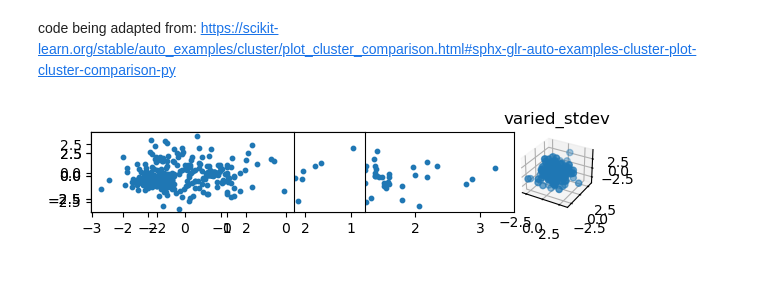
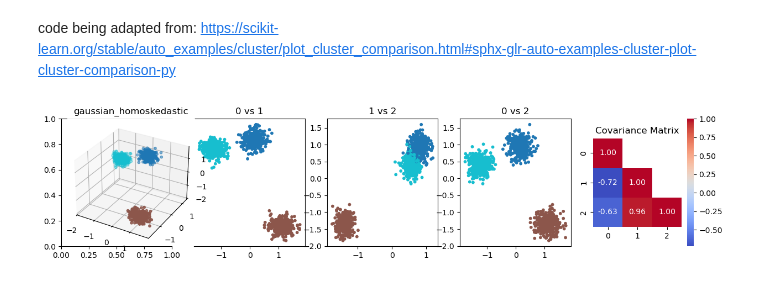
Before and after one commit to garry-cotton/pyss, a Jupyter notebook: jupyter_notebooks/synthetic_data_simulations/sklearn_cluster_explore.ipynb, the cells around one changed output. Saved outputs shown, nothing was run; the diff lists cells and outputs as text; code cells hidden in the pictures.

```diff
--- a/jupyter_notebooks/synthetic_data_simulations/sklearn_cluster_explore.ipynb
+++ b/jupyter_notebooks/synthetic_data_simulations/sklearn_cluster_explore.ipynb
@@ -49,0 +91,2 @@ import plotly.express as px
+# %%
+ellips_heterosk_clusters = make_heteroskedastic_anisotropic_blobs_nd(cluster_std=[1.0,0.3,2.0])
@@ -50,41 +169,85 @@ import plotly.express as px
+# %%
+noisy_concentric_sph = noisy_concentric_spheres()
+# %%
+noisy_torus = noisy_torus()
+# %%
+gauss_noise_grid = generate_noisy_nd_grid()
 # %%
 dataset_lst = [
-    (varied[0],{'name' : 'varied_stdev'},),
-    (blobs[0], {'name' : 'blobs'}),
-    # (aniso[0], {'name' : 'aniso'}),
-    (biclusters, {'name' : 'biclust'}),
+    (gaus_homosk_blobs[0],{'name' : 'gaussian_homoskedastic',
+                           'class_label' : gaus_homosk_blobs[1]},),
+    (gaus_heterosk_blobs[0], {'name' : 'gaussian_heteroskedastic',
+                           'class_label' : gaus_heterosk_blobs[1]}),
     (swissrolldata[0], {'name' : 'swissroll'}),
+    (ellips_homosk_clusters[0],{'name' : 'ellipsoid_homoskedastic',
+                                'class_label' : ellips_homosk_clusters[1]}),
+    (ellips_heterosk_clusters[0],{'name' : 'ellipsoid_heteroskedastic',
+                                'class_label' : ellips_heterosk_clusters[1]}),
+    (gauss_noise_grid,{'name' : 'noisy_grid',
+                        }),
+    (noisy_concentric_sph,{'name' : 'noisy_spheres',
+                        }),
+    (noisy_torus,{'name' : 'noisy_torus',
+                        }),
+
 ]
 
 for i_dataset, (dataset_val, params_dict) in enumerate(dataset_lst):
     X = dataset_val
 
-    # normalize dataset for easier parameter selection
+    y = None
+    if 'class_label' in params_dict.keys():
+        y = params_dict['class_label']
+
+    def scatter_helper(ax, xs, ys, zs=None, class_label = None):
+
+        if zs is not None:
+            if class_label is not None:
+                sc = ax.scatter(xs, ys, zs, c=class_label, cmap='tab10', s=10)
+            else:
+                sc = ax.scatter(xs, ys, zs, s=10)
+            return sc
+
+        else:
+            if class_label is not None:
+                sc = ax.scatter(xs, ys, c=class_label, cmap='tab10', s=10)
+            else:
+                sc = ax.scatter(xs, ys, s=10)
+            return sc
+
+        return None
+
+    # normalize dataset
     X = StandardScaler().fit_transform(X)
 
     # fig = plt.figure()
-    fig = plt.figure(figsize=plt.figaspect(0.4))
+    fig, axs = plt.subplots(1, 5, figsize=(15, 3), subplot_kw={})
 
-    ax = fig.add_subplot(4, 1, 1,projection='3d')
+    axs[0] = fig.add_subplot(1, 4, 1, projection='3d')
+    xs,ys,zs = X[:, 0], X[:, 1], X[:, 2]
+    scatter_helper(axs[0],xs,ys,zs,y)
+    axs[0].set_title(params_dict['name'])
 
-    ax.scatter(X[:,0],X[:,1],X[:,2])
+    # 2D scatter plots
+    scatter_helper(axs[1],xs,ys,None,y)
+    axs[1].set_title('0 vs 1')
 
-    plt.title(params_dict['name'])
-    # plt.show()
+    scatter_helper(axs[2],ys,zs,None,y)
+    axs[2].set_title('1 vs 2')
 
-    ax = fig.add_subplot(4, 2, 1)
-    ax.scatter(X[:, 0], X[:, 1], s=10)
+    scatter_helper(axs[3],xs,zs,None,y)
+    axs[3].set_title('0 vs 2')
 
-    ax = fig.add_subplot(4, 3, 1)
-    ax.scatter(X[:, 1], X[:, 2], s=10)
+    cov_mat = np.cov(X, rowvar=False)
+    mask = np.triu(np.ones_like(cov_mat, dtype=bool), k=1)
+    sns.heatmap(cov_mat, mask=mask,ax=axs[4], cbar=True, square=True,
+                annot=True, fmt=".2f", cmap="coolwarm")
+    axs[4].set_title('Covariance Matrix')
 
-    ax = fig.add_subplot(4, 4, 1)
-    ax.scatter(X[:, 0], X[:, 2], s=10)
-
-    # break
-    # cov = EmpiricalCovariance().fit(X)
-    # print(cov.covariance_)
     # plt.xlim(-2.5, 2.5)
     # plt.ylim(-2.5, 2.5)
+
+    plt.tight_layout()
+    plt.show()
 # %% [output]
-[figure, old version]
+[figure, new version]
```
Also changed, not shown: parts of 13 cells of this notebook.
